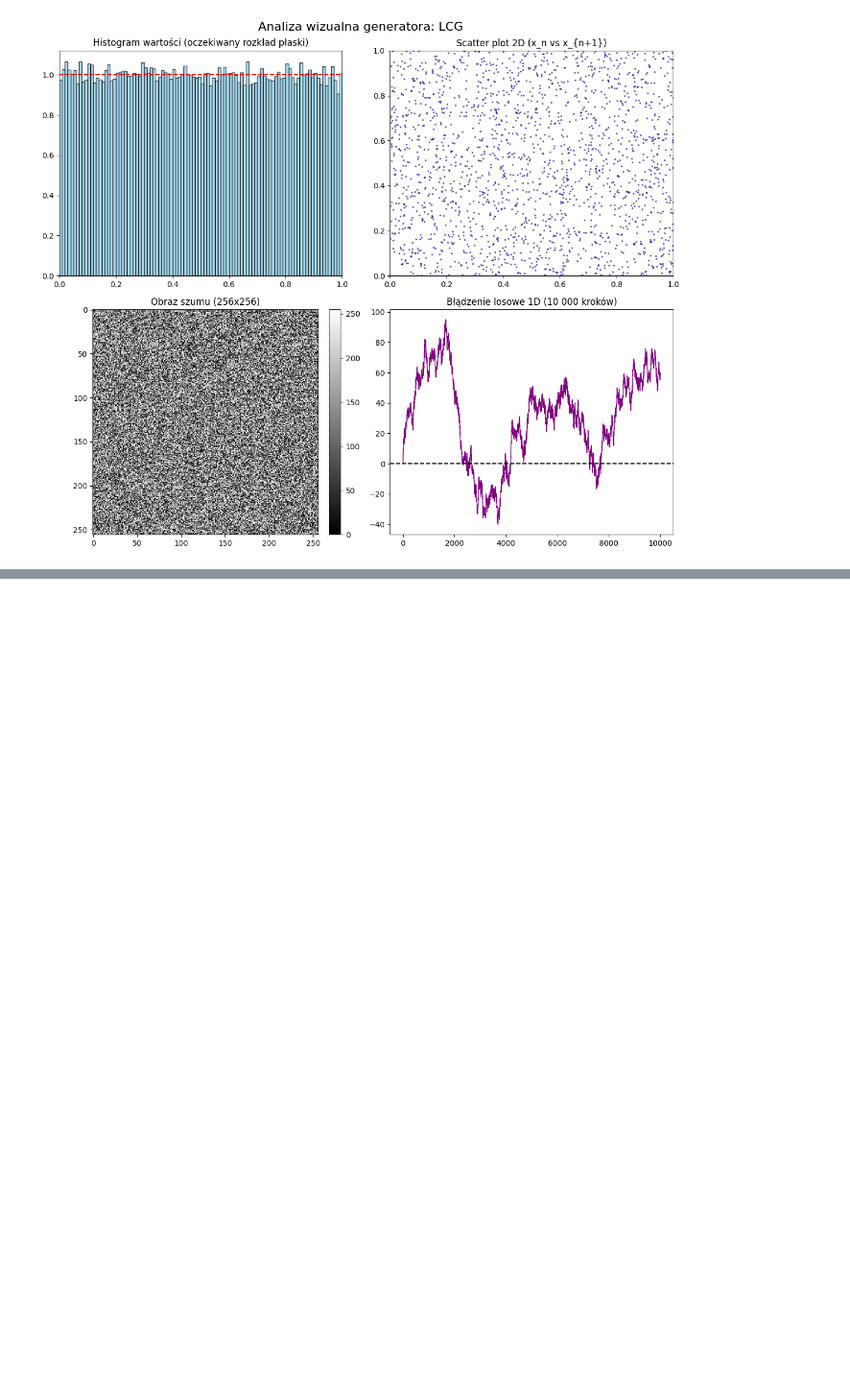
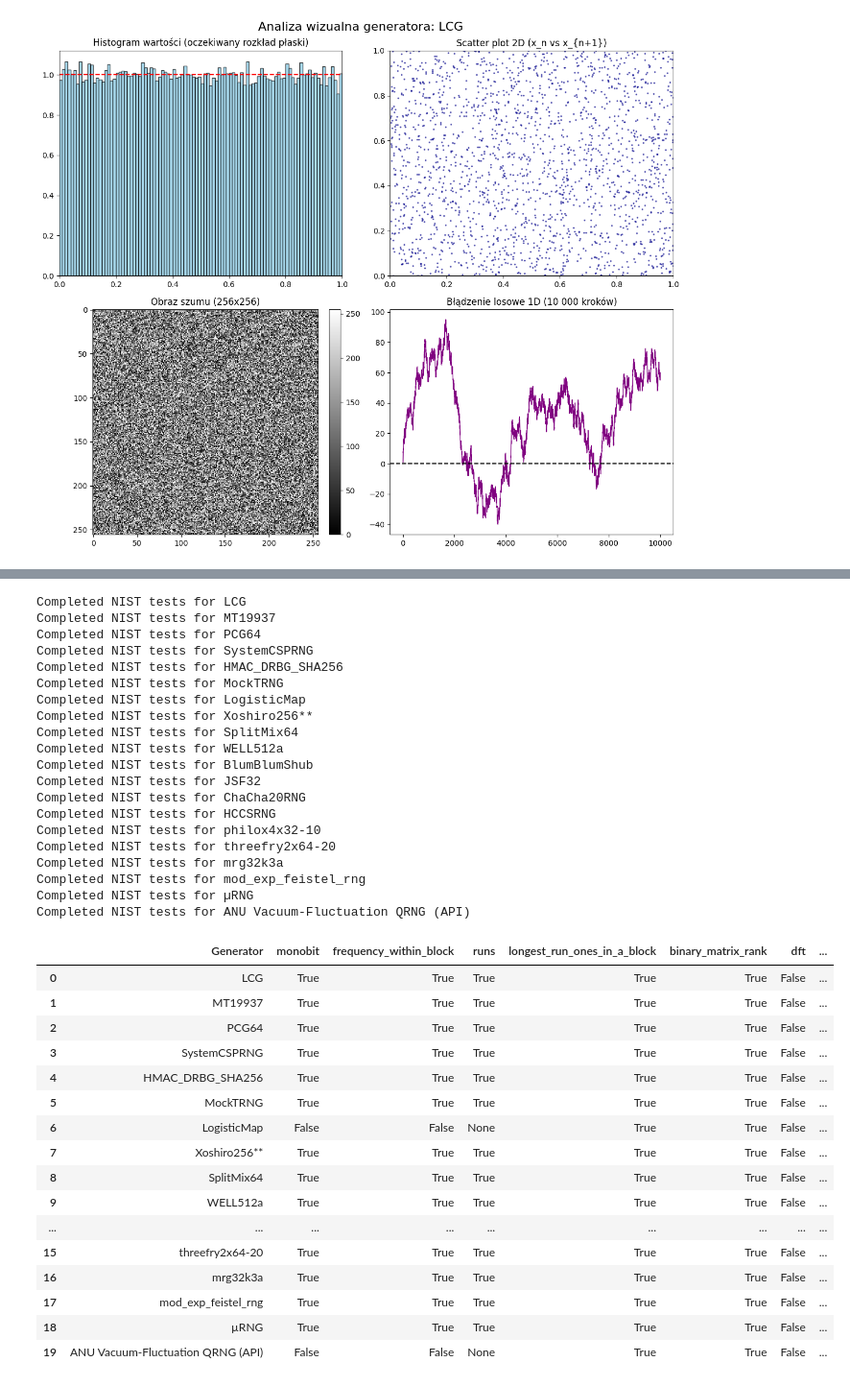
Before and after one commit to lsok02/IPOWBDB, a Jupyter notebook: noteboooks/P11.ipynb, the cells around one changed output, grey strips where cells are left out. Shown at 96% size. Saved outputs shown, nothing was run; the diff lists cells and outputs as text; code cells hidden in the pictures; blank space fills up the shorter version.

Commit message:
Add NIST testing

```diff
--- a/noteboooks/P11.ipynb
+++ b/noteboooks/P11.ipynb
@@ -420,5 +427,7 @@ test_and_collect_results(urng, n_numbers)
 # %%
-n_numbers = [100000,  200000,  300000,  400000,  500000]
+n_numbers = [20000, 40000, 60000, 80000, 100000, 120000, 140000, 160000, 180000]
 
 gen = [create_and_init_quantum_rng()]
-test_and_collect_results(gen, n_numbers)
+
+result = test_and_collect_results_uint(gen, n_numbers)
+display(result)
@@ -479,0 +456,5 @@ Completed timing for ModExpFeistelRNG
+# %%
+from nistrng import *
+
+for key, test in SP800_22R1A_BATTERY.items():
+    print(key + "----" + test.name)
@@ -479,0 +477,27 @@ Completed timing for ModExpFeistelRNG
+# %%
+def evaluate_generators_with_nistrng(generators, n_bits: int = 1_000_000):
+
+    rows = []
+
+    for gen in generators:
+        name = getattr(gen, "name", gen.__class__.__name__)
+        bits = np.asarray(gen.random_bits(n_bits), dtype=np.int8)
+        result_row = {"Generator": name}
+
+        for key, test in SP800_22R1A_BATTERY.items():
+            output = run_by_name_battery(key, bits, SP800_22R1A_BATTERY)
+            if output is None:
+                result_row[key] = None
+            else:
+                result, elapsed = output
+                result_row[key] = bool(result.passed)
+
+        rows.append(result_row)
+        print(f"Completed NIST tests for {name}")
+
+    return pd.DataFrame(rows)
+# %%
+generators = create_generators()
+quantum_rng = create_and_init_quantum_rng()
+generators.append(quantum_rng)
+print(f"Total generators created: {len(generators)}")
@@ -479,0 +508,42 @@ Completed timing for ModExpFeistelRNG
+# %%
+
+df_results = evaluate_generators_with_nistrng(generators, n_bits=1_000_000)
+display(df_results)
+# %% [output]
+Completed NIST tests for LCG
+Completed NIST tests for MT19937
+Completed NIST tests for PCG64
+Completed NIST tests for SystemCSPRNG
+Completed NIST tests for HMAC_DRBG_SHA256
+Completed NIST tests for MockTRNG
+Completed NIST tests for LogisticMap
+Completed NIST tests for Xoshiro256**
+Completed NIST tests for SplitMix64
+Completed NIST tests for WELL512a
+Completed NIST tests for BlumBlumShub
+Completed NIST tests for JSF32
+Completed NIST tests for ChaCha20RNG
+Completed NIST tests for HCCSRNG
+Completed NIST tests for philox4x32-10
+Completed NIST tests for threefry2x64-20
+Completed NIST tests for mrg32k3a
+Completed NIST tests for mod_exp_feistel_rng
+Completed NIST tests for µRNG
+Completed NIST tests for ANU Vacuum-Fluctuation QRNG (API)
+|  | Generator | monobit | frequency_within_block | runs | longest_run_ones_in_a_block | binary_matrix_rank | dft | ... |
+| 0 | LCG | True | True | True | True | True | False | ... |
+| 1 | MT19937 | True | True | True | True | True | False | ... |
+| 2 | PCG64 | True | True | True | True | True | False | ... |
+| 3 | SystemCSPRNG | True | True | True | True | True | False | ... |
+| 4 | HMAC_DRBG_SHA256 | True | True | True | True | True | False | ... |
+| 5 | MockTRNG | True | True | True | True | True | False | ... |
+| 6 | LogisticMap | False | False | None | True | True | False | ... |
+| 7 | Xoshiro256** | True | True | True | True | True | False | ... |
+| 8 | SplitMix64 | True | True | True | True | True | False | ... |
+| 9 | WELL512a | True | True | True | True | True | False | ... |
+| ... | ... | ... | ... | ... | ... | ... | ... | ... |
+| 15 | threefry2x64-20 | True | True | True | True | True | False | ... |
+| 16 | mrg32k3a | True | True | True | True | True | False | ... |
+| 17 | mod_exp_feistel_rng | True | True | True | True | True | False | ... |
+| 18 | µRNG | True | True | True | True | True | False | ... |
+| 19 | ANU Vacuum-Fluctuation QRNG (API) | False | False | None | True | True | False | ... |
```
Also changed, not shown: parts of 10 cells of this notebook, 2 other files.
